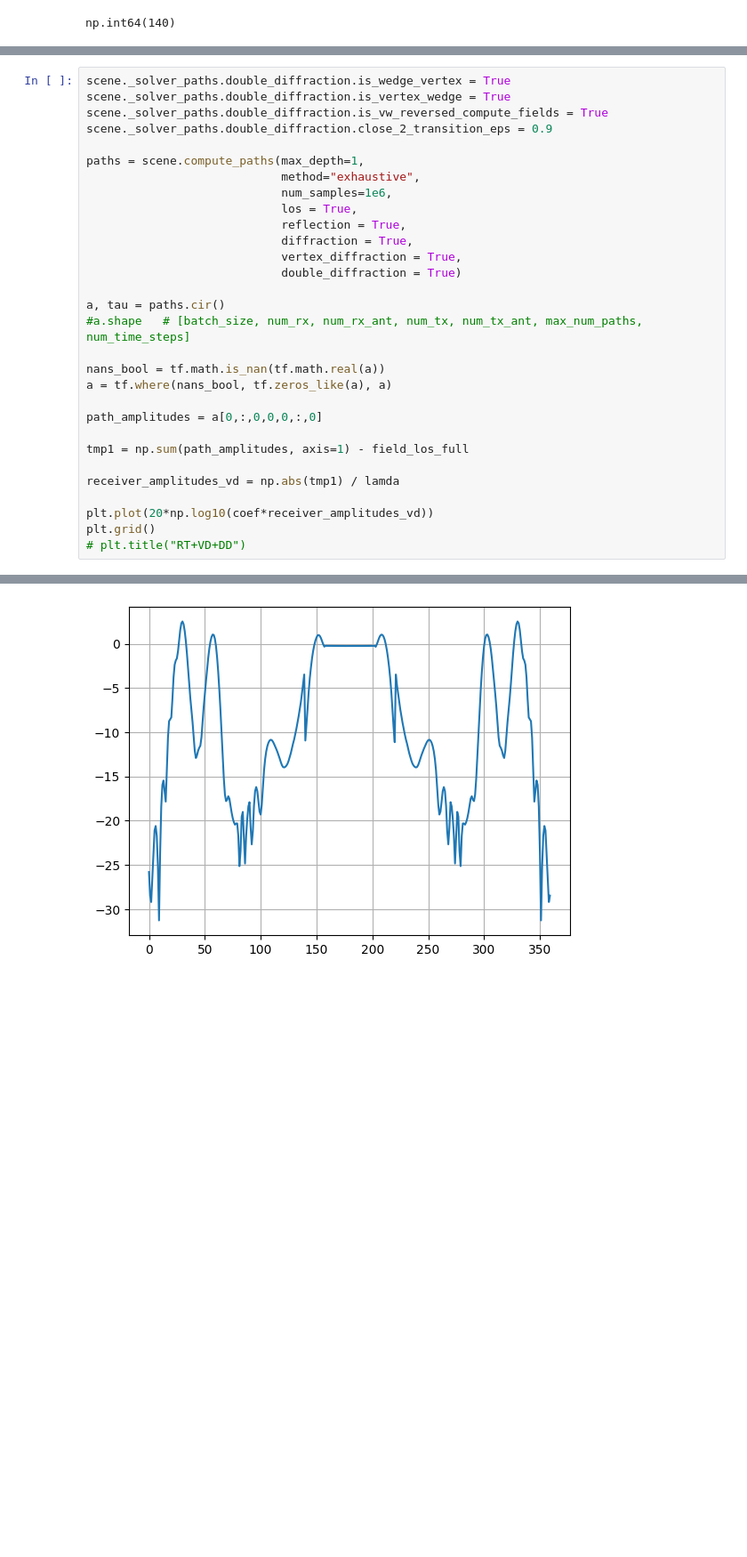
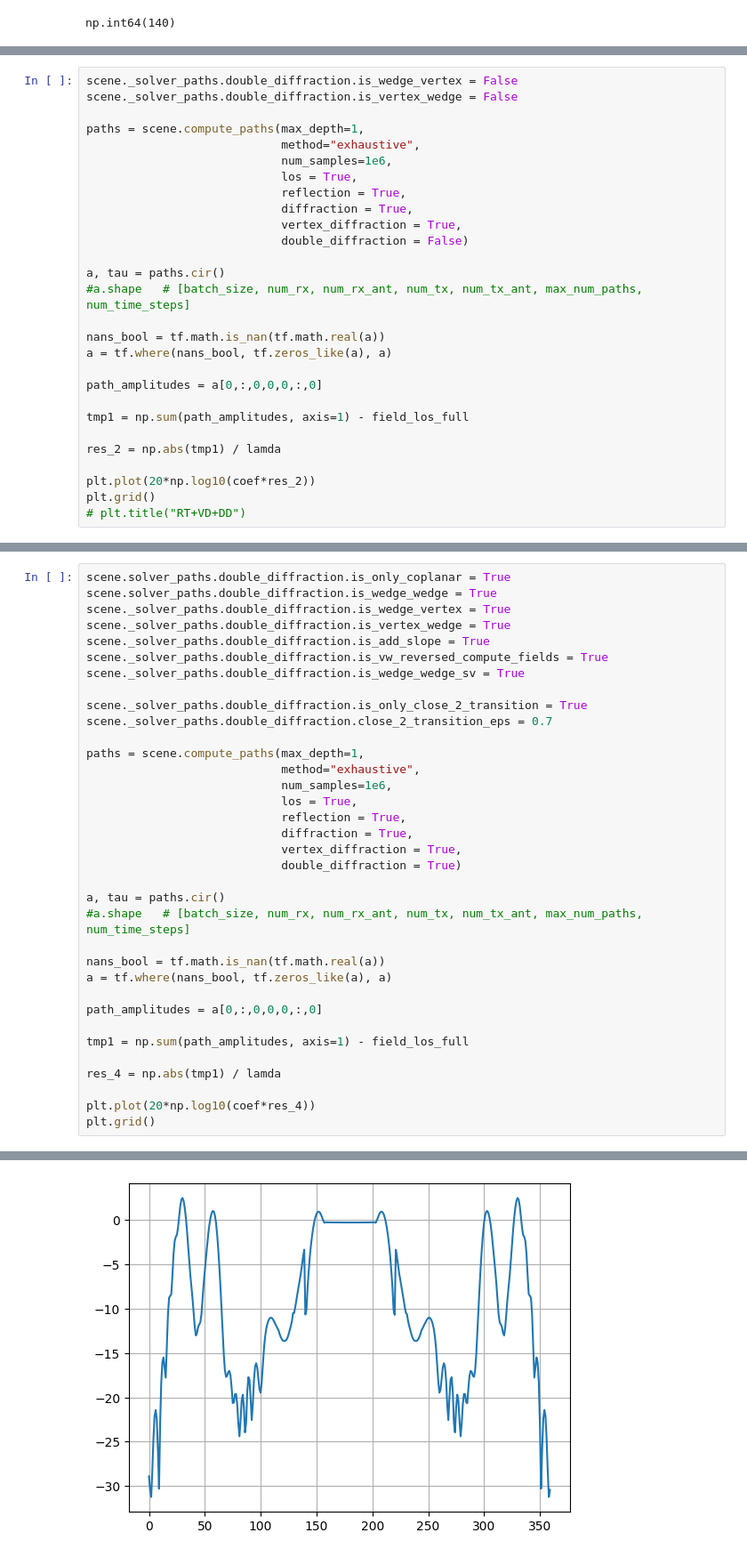
Before and after one commit to AinurZiga/sionna-RT-reflectivity, a Jupyter notebook: examples/scattering/spheres.ipynb, the cells around one changed output, grey strips where cells are left out. Shown at 89% size. Drawn from its saved outputs; the diff is of its cells as text; blank space fills up the shorter version.

```diff
--- a/examples/scattering/spheres.ipynb
+++ b/examples/scattering/spheres.ipynb
@@ -186,3 +167,31 @@ plt.title("RT")
 # %% [output]
 Text(0.5, 1.0, 'RT')
 [figure]
+# %%
+scene._solver_paths.double_diffraction.is_wedge_vertex = False
+scene._solver_paths.double_diffraction.is_vertex_wedge = False
+
+paths = scene.compute_paths(max_depth=1,
+                            method="exhaustive",
+                            num_samples=1e6,
+                            los = True,
+                            reflection = True,
+                            diffraction = True,
+                            vertex_diffraction = True,
+                            double_diffraction = False)
+
+a, tau = paths.cir()
+#a.shape   # [batch_size, num_rx, num_rx_ant, num_tx, num_tx_ant, max_num_paths, num_time_steps]
+
+nans_bool = tf.math.is_nan(tf.math.real(a))
+a = tf.where(nans_bool, tf.zeros_like(a), a)
+
+path_amplitudes = a[0,:,0,0,0,:,0]
+
+tmp1 = np.sum(path_amplitudes, axis=1) - field_los_full
+
+res_2 = np.abs(tmp1) / lamda
+
+plt.plot(20*np.log10(coef*res_2))
+plt.grid()
+# plt.title("RT+VD+DD")
@@ -219,8 +230,14 @@ plt.grid()
 # %%
+scene.solver_paths.double_diffraction.is_only_coplanar = True
+scene.solver_paths.double_diffraction.is_wedge_wedge = True
 scene._solver_paths.double_diffraction.is_wedge_vertex = True
 scene._solver_paths.double_diffraction.is_vertex_wedge = True
+scene._solver_paths.double_diffraction.is_add_slope = True
 scene._solver_paths.double_diffraction.is_vw_reversed_compute_fields = True
-scene._solver_paths.double_diffraction.close_2_transition_eps = 0.9
+scene._solver_paths.double_diffraction.is_wedge_wedge_sv = True
+
+scene._solver_paths.double_diffraction.is_only_close_2_transition = True
+scene._solver_paths.double_diffraction.close_2_transition_eps = 0.7
 
 paths = scene.compute_paths(max_depth=1,
                             method="exhaustive",
@@ -241,9 +258,8 @@ path_amplitudes = a[0,:,0,0,0,:,0]
 
 tmp1 = np.sum(path_amplitudes, axis=1) - field_los_full
 
-receiver_amplitudes_vd = np.abs(tmp1) / lamda
+res_4 = np.abs(tmp1) / lamda
 
-plt.plot(20*np.log10(coef*receiver_amplitudes_vd))
+plt.plot(20*np.log10(coef*res_4))
 plt.grid()
-# plt.title("RT+VD+DD")
 # %% [output]
@@ -250 +267 @@ plt.grid()
-[figure, old version]
+[figure, new version]
```
Also changed, not shown: parts of 11 cells of this notebook, 22 other files.
